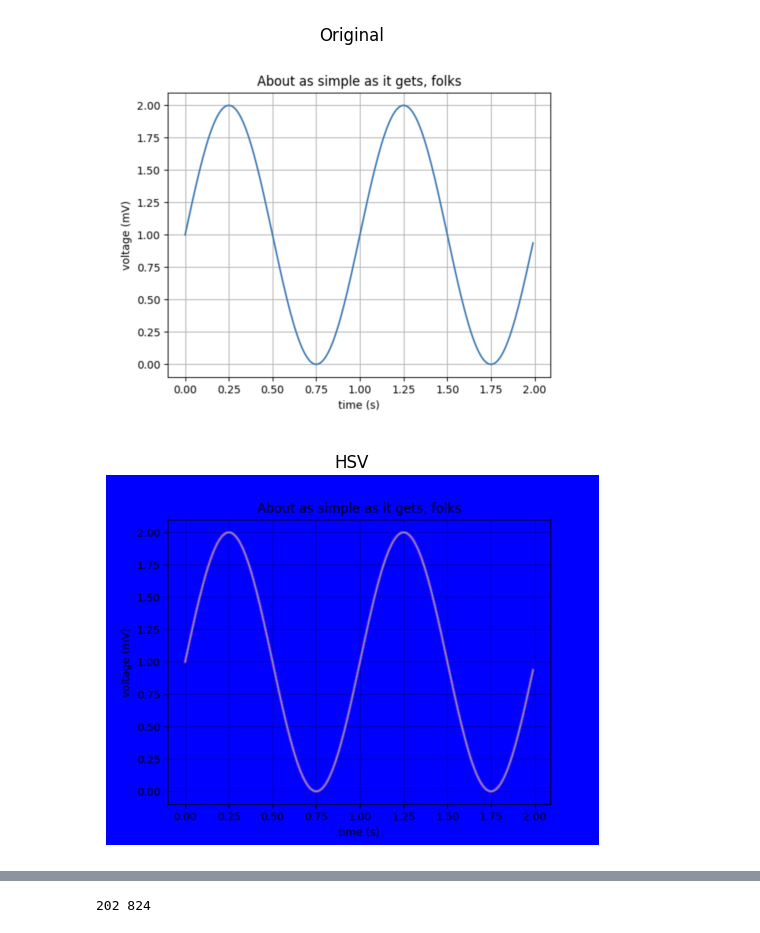
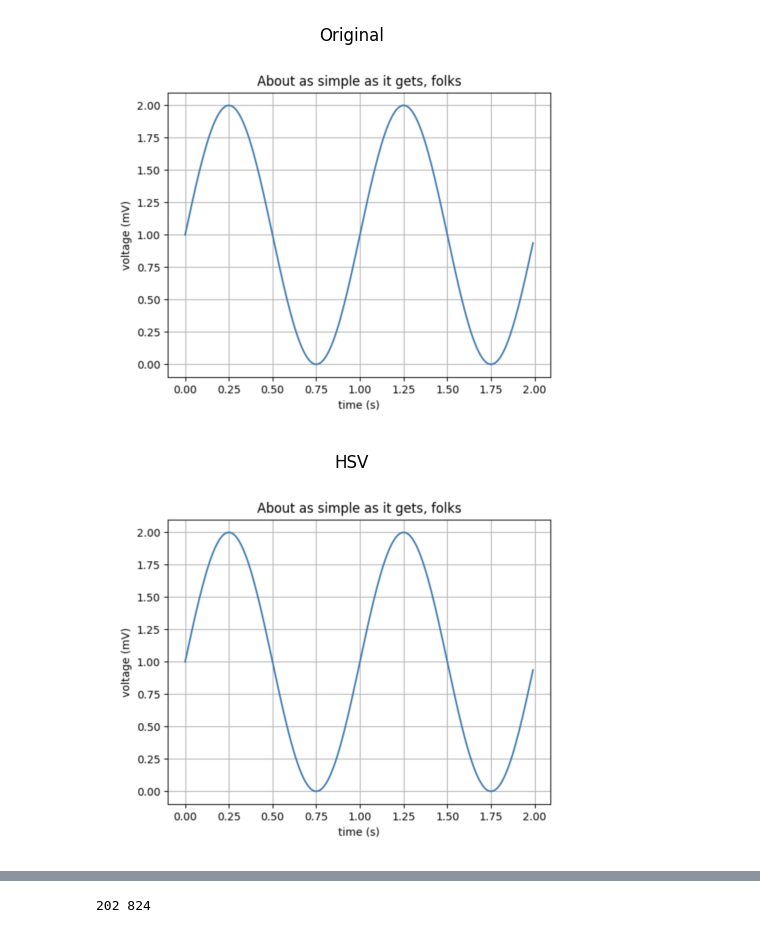
Before and after one commit to lovroruzman/osirv-projektnizad, a Jupyter notebook: Algoritam_za_digitalizaciju_grafova.ipynb, the cells around one changed output, grey strips where cells are left out. Saved outputs shown, nothing was run; the diff lists cells and outputs as text; code cells hidden in the pictures.

```diff
--- a/Algoritam_za_digitalizaciju_grafova.ipynb
+++ b/Algoritam_za_digitalizaciju_grafova.ipynb
@@ -14,7 +14,7 @@ plt.title('Original')
 plt.show()
 
 # Convert To HSV
-graph = cv.cvtColor(graph, cv.COLOR_RGB2HSV)
+graph_hsv = cv.cvtColor(graph, cv.COLOR_RGB2HSV)
 plt.imshow(graph)
 plt.axis('off')
 plt.title('HSV')
@@ -23,41 +23,41 @@ plt.show()
 # 3. Thresholding for the graph line
 lower_blue = np.array([100, 50, 50])  # Lower HSV bounds for blue
 upper_blue = np.array([140, 255, 255])  # Upper HSV bounds for blue
-graph_mask = cv.inRange(graph, lower_blue, upper_blue)
+graph_mask = cv.inRange(graph_hsv, lower_blue, upper_blue)
 plt.imshow(graph_mask, cmap='gray')
 plt.axis('off')
 plt.title('Isolated Graph')
 plt.show()
 
 def bounding_rect(img):
     """
     Get the bounding rectangle of the largest contour in the image
 
     Args:
     img: image to get bounding rectangle from (numpy array, grayscale)
 
     Returns:
     rect: bounding rectangle of the largest contour (tuple, (x, y, w, h))
     """
     contours, _ = cv.findContours(img, cv.RETR_EXTERNAL, cv.CHAIN_APPROX_SIMPLE)
     rect = cv.boundingRect(contours[0])
     return rect
 x, y, w, h = bounding_rect(graph_mask)
 
-result_img = graph.copy()
+result_img = graph_hsv.copy()
 cv.rectangle(result_img, (x, y), (x + w, y + h), (0, 0, 0), 3)
 cv.circle(result_img, (x, y+h), 20, (0, 0, 0), -1)
 plt.imshow(cv.cvtColor(result_img, cv.COLOR_HSV2RGB))
 plt.axis('off')
 plt.show()
 
 x = x
 y = y+h
 
 print(x,y)
 # %% [output]
 [figure]
-[figure, old version]
+[figure, new version]
 [figure]
 [figure]
 202 824
```
Also changed, not shown: parts of 1 cell of this notebook.
